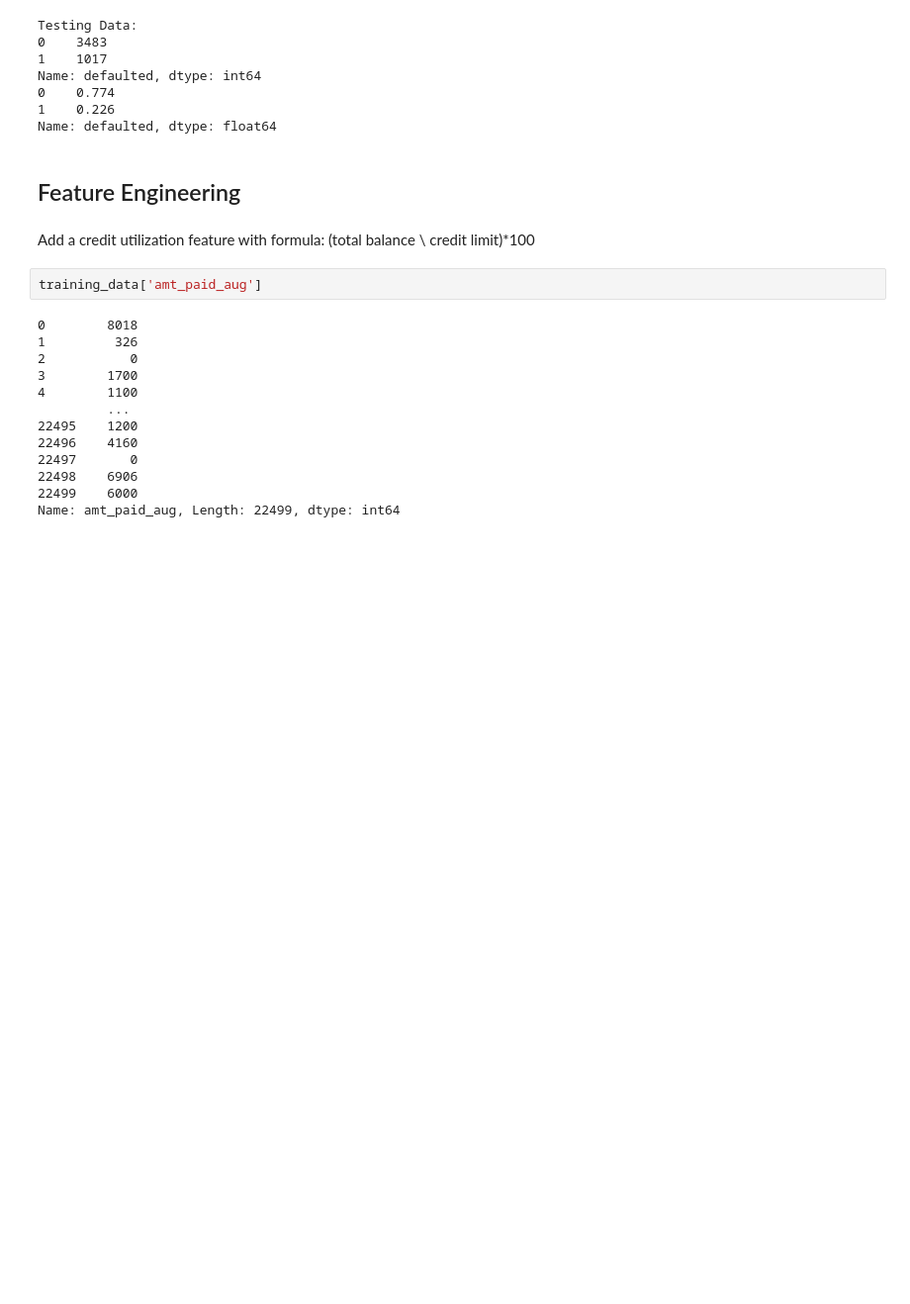
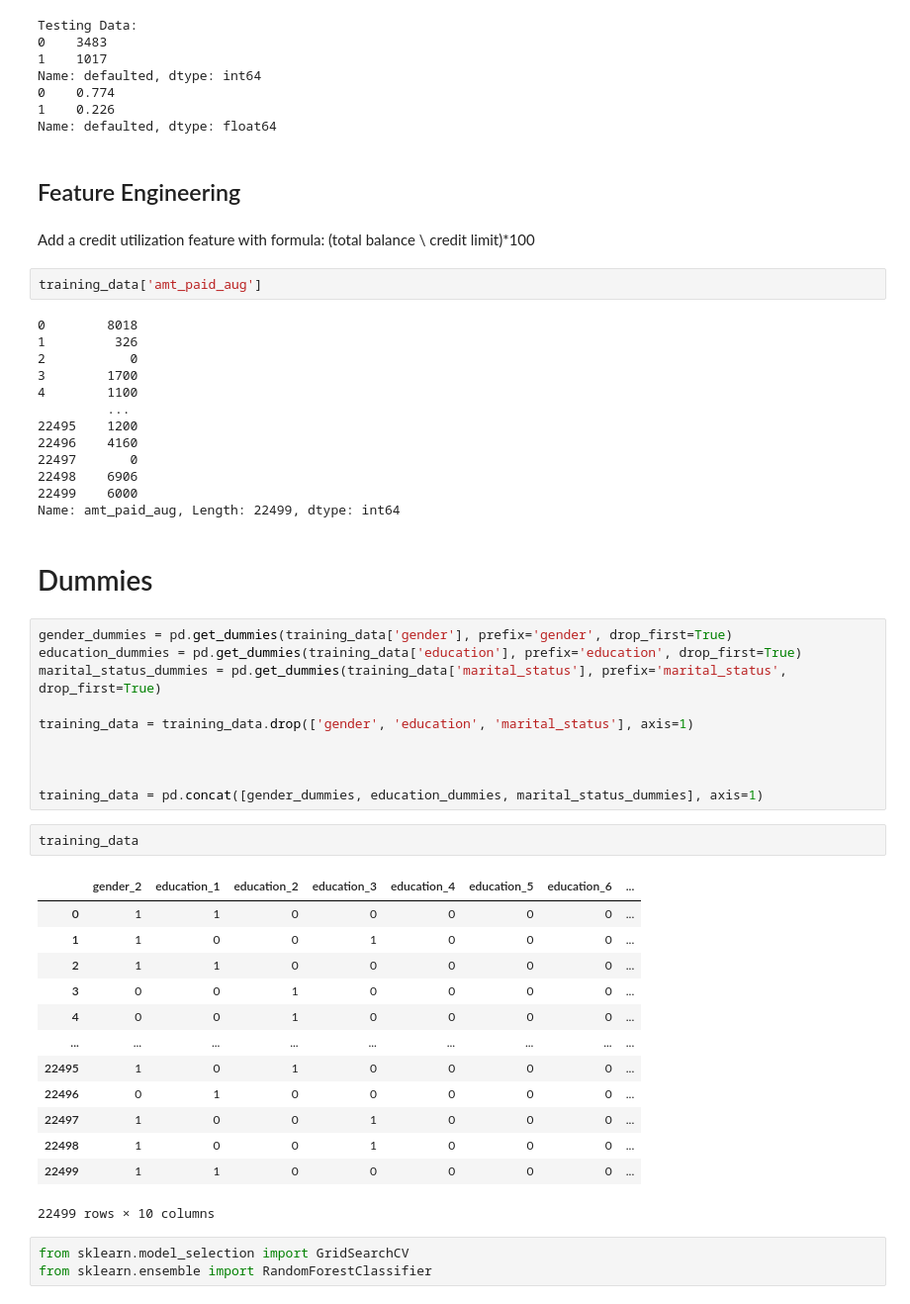
Before and after one commit to brenfrrs/NT_credit_default_classification, a Jupyter notebook: credit_classification_training.ipynb, the cells around one changed output. Shown: that part at 99% size. Drawn from its saved outputs; the diff is of its cells as text; blank space fills up the shorter version.

```diff
--- a/credit_classification_training.ipynb
+++ b/credit_classification_training.ipynb
@@ -299,3 +299,34 @@ training_data['amt_paid_aug']
 22498    6906
 22499    6000
 Name: amt_paid_aug, Length: 22499, dtype: int64
+# %% [markdown]
+ # Dummies
+# %%
+gender_dummies = pd.get_dummies(training_data['gender'], prefix='gender', drop_first=True)
+education_dummies = pd.get_dummies(training_data['education'], prefix='education', drop_first=True)
+marital_status_dummies = pd.get_dummies(training_data['marital_status'], prefix='marital_status', drop_first=True)
+
+training_data = training_data.drop(['gender', 'education', 'marital_status'], axis=1)
+
+
+
+training_data = pd.concat([gender_dummies, education_dummies, marital_status_dummies], axis=1)
+# %%
+training_data
+# %% [output]
+|  | gender_2 | education_1 | education_2 | education_3 | education_4 | education_5 | education_6 | ... |
+| 0 | 1 | 1 | 0 | 0 | 0 | 0 | 0 | ... |
+| 1 | 1 | 0 | 0 | 1 | 0 | 0 | 0 | ... |
+| 2 | 1 | 1 | 0 | 0 | 0 | 0 | 0 | ... |
+| 3 | 0 | 0 | 1 | 0 | 0 | 0 | 0 | ... |
+| 4 | 0 | 0 | 1 | 0 | 0 | 0 | 0 | ... |
+| ... | ... | ... | ... | ... | ... | ... | ... | ... |
+| 22495 | 1 | 0 | 1 | 0 | 0 | 0 | 0 | ... |
+| 22496 | 0 | 1 | 0 | 0 | 0 | 0 | 0 | ... |
+| 22497 | 1 | 0 | 0 | 1 | 0 | 0 | 0 | ... |
+| 22498 | 1 | 0 | 0 | 1 | 0 | 0 | 0 | ... |
+| 22499 | 1 | 1 | 0 | 0 | 0 | 0 | 0 | ... |
+22499 rows × 10 columns
+# %%
+from sklearn.model_selection import GridSearchCV
+from sklearn.ensemble import RandomForestClassifier
```
Also changed, not shown: parts of 7 cells of this notebook.
